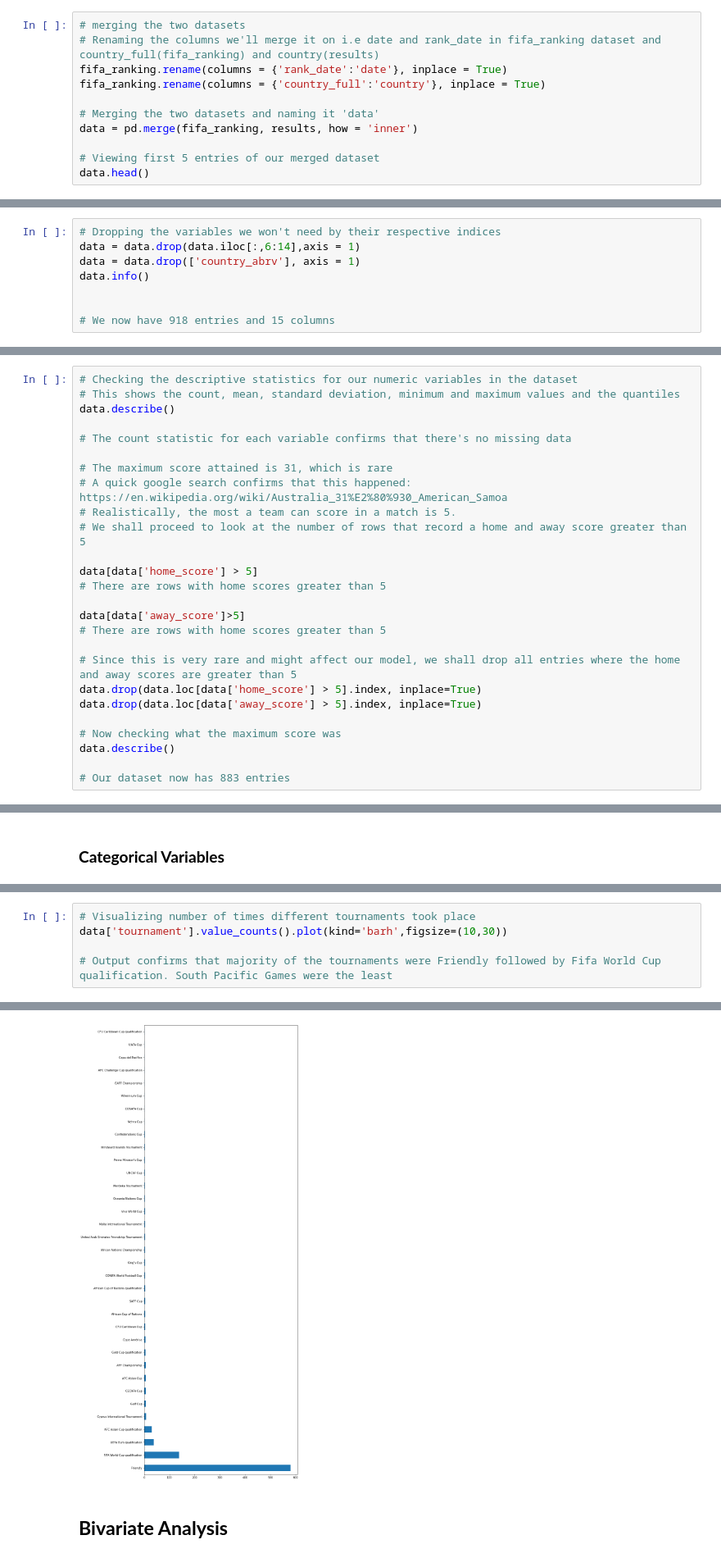
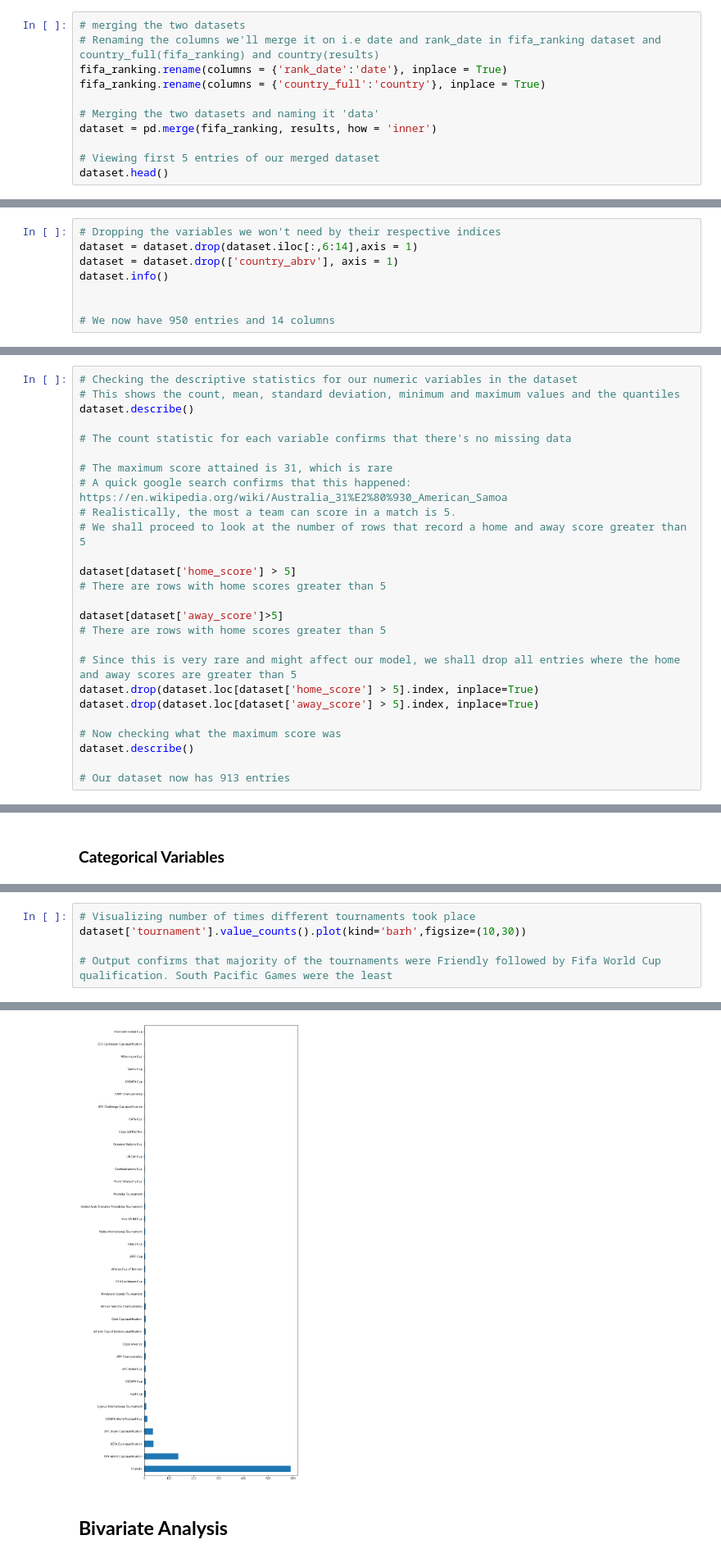
Before and after one commit to nangira/MchezoPesaLTD, a Jupyter notebook: Mchezo_Pesa.ipynb, the cells around one changed output, grey strips where cells are left out. Shown at 82% size. Cells and saved outputs as stored; diff of their text form.

```diff
--- a/Mchezo_Pesa.ipynb
+++ b/Mchezo_Pesa.ipynb
@@ -128,9 +128,9 @@ fifa_ranking.rename(columns = {'rank_date':'date'}, inplace = True)
 fifa_ranking.rename(columns = {'country_full':'country'}, inplace = True)
 
 # Merging the two datasets and naming it 'data'
-data = pd.merge(fifa_ranking, results, how = 'inner')
+dataset = pd.merge(fifa_ranking, results, how = 'inner')
 
 # Viewing first 5 entries of our merged dataset
-data.head()
+dataset.head()
 # %% [output]
 |  | rank | country | country_abrv | total_points | previous_points | rank_change | cur_year_avg | ... |
@@ -205,11 +189,11 @@ data.duplicated
 # %%
 # Dropping the variables we won't need by their respective indices
-data = data.drop(data.iloc[:,6:14],axis = 1)
-data = data.drop(['country_abrv'], axis = 1)
-data.info()
+dataset = dataset.drop(dataset.iloc[:,6:14],axis = 1)
+dataset = dataset.drop(['country_abrv'], axis = 1)
+dataset.info()
 
 
-# We now have 918 entries and 15 columns
+# We now have 950 entries and 14 columns
 # %% [output]
 <class 'pandas.core.frame.DataFrame'>
 Int64Index: 950 entries, 0 to 949
@@ -235,7 +219,7 @@ memory usage: 104.8+ KB
 # %%
 # Checking the descriptive statistics for our numeric variables in the dataset
 # This shows the count, mean, standard deviation, minimum and maximum values and the quantiles
-data.describe()
+dataset.describe()
 
 # The count statistic for each variable confirms that there's no missing data
 
@@ -244,19 +228,19 @@ data.describe()
 # Realistically, the most a team can score in a match is 5.
 # We shall proceed to look at the number of rows that record a home and away score greater than 5
 
-data[data['home_score'] > 5]
+dataset[dataset['home_score'] > 5]
 # There are rows with home scores greater than 5
 
-data[data['away_score']>5]
+dataset[dataset['away_score']>5]
 # There are rows with home scores greater than 5
 
 # Since this is very rare and might affect our model, we shall drop all entries where the home and away scores are greater than 5
-data.drop(data.loc[data['home_score'] > 5].index, inplace=True)
-data.drop(data.loc[data['away_score'] > 5].index, inplace=True)
+dataset.drop(dataset.loc[dataset['home_score'] > 5].index, inplace=True)
+dataset.drop(dataset.loc[dataset['away_score'] > 5].index, inplace=True)
 
 # Now checking what the maximum score was
-data.describe()
+dataset.describe()
 
-# Our dataset now has 883 entries
+# Our dataset now has 913 entries
 # %% [output]
 |  | rank | total_points | previous_points | rank_change | home_score | away_score |
@@ -434,10 +416,10 @@ data['confederation'].value_counts().plot(kind='barh',figsize=(10,5))
 # %%
 # Visualizing number of times different tournaments took place
-data['tournament'].value_counts().plot(kind='barh',figsize=(10,30))
+dataset['tournament'].value_counts().plot(kind='barh',figsize=(10,30))
 
 # Output confirms that majority of the tournaments were Friendly followed by Fifa World Cup qualification. South Pacific Games were the least
 # %% [output]
 <matplotlib.axes._subplots.AxesSubplot at 0x...>
-[figure, old version]
+[figure, new version]
 # %% [markdown]
 ## **Bivariate Analysis**
```
Also changed, not shown: parts of 120 cells of this notebook.
